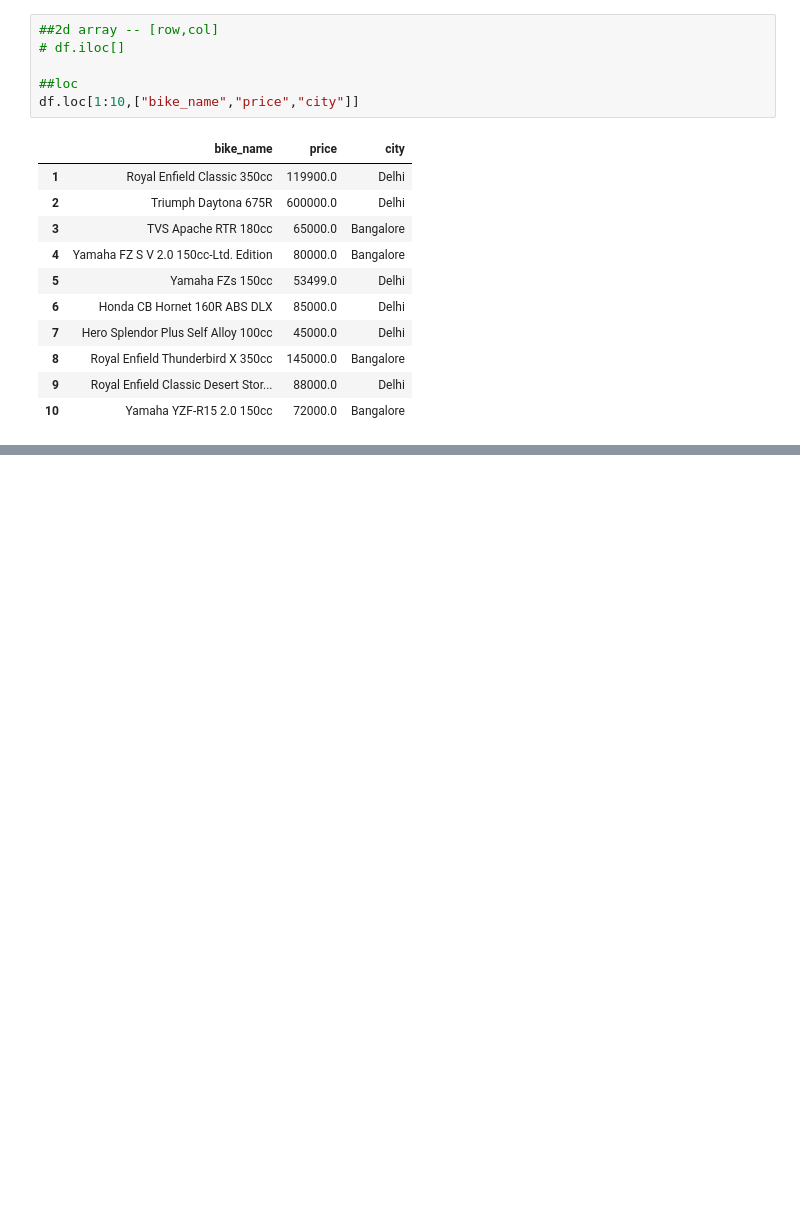
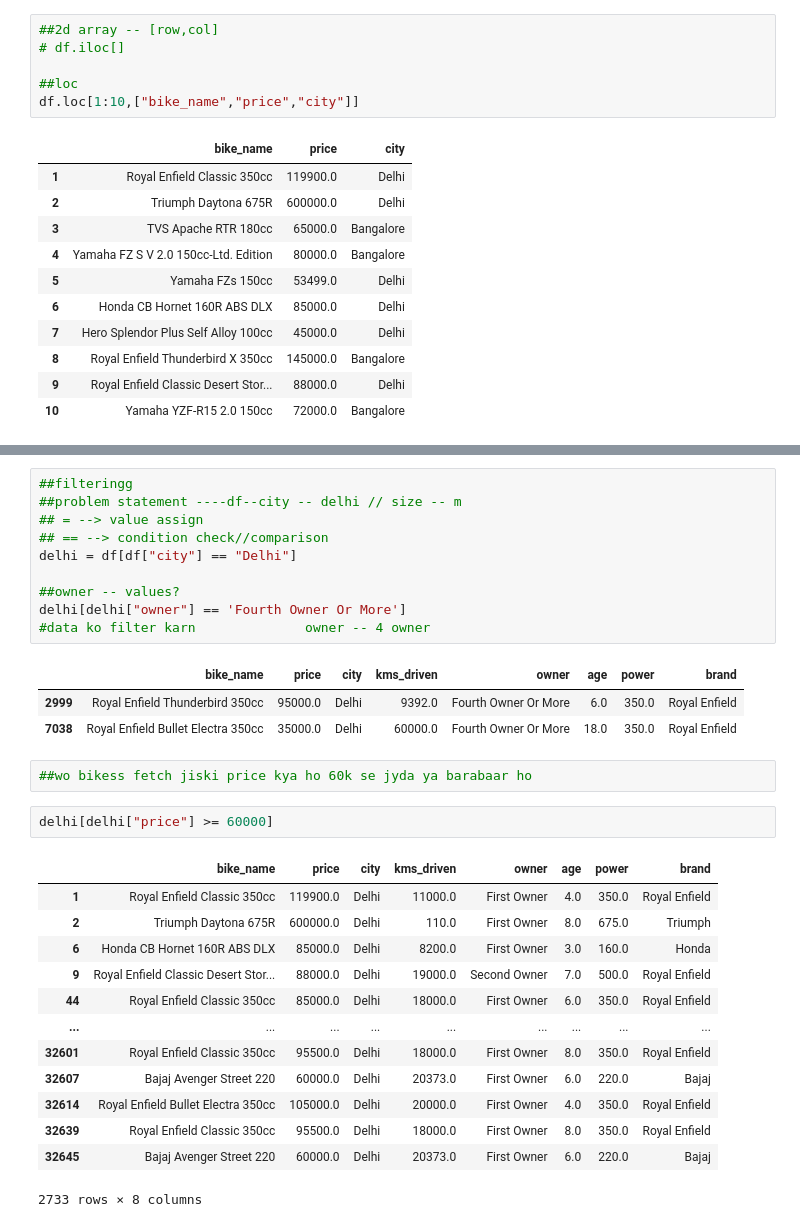
Before and after one commit to jaikrishann/6-month-Data-Sci-Training, a Jupyter notebook: divya/LIB/pandas.ipynb, the cells around one changed output, grey strips where cells are left out. Drawn from its saved outputs; the diff is of its cells as text; blank space fills up the shorter version.

```diff
--- a/divya/LIB/pandas.ipynb
+++ b/divya/LIB/pandas.ipynb
@@ -128,0 +212,32 @@ df.loc[1:10,["bike_name","price","city"]]
+# %%
+##filteringg
+##problem statement ----df--city -- delhi // size -- m
+## = --> value assign
+## == --> condition check//comparison
+delhi = df[df["city"] == "Delhi"]
+
+##owner -- values?
+delhi[delhi["owner"] == 'Fourth Owner Or More']
+#data ko filter karn              owner -- 4 owner
+# %% [output]
+|  | bike_name | price | city | kms_driven | owner | age | power | brand |
+| 2999 | Royal Enfield Thunderbird 350cc | 95000.0 | Delhi | 9392.0 | Fourth Owner Or More | 6.0 | 350.0 | Royal Enfield |
+| 7038 | Royal Enfield Bullet Electra 350cc | 35000.0 | Delhi | 60000.0 | Fourth Owner Or More | 18.0 | 350.0 | Royal Enfield |
+# %%
+##wo bikess fetch jiski price kya ho 60k se jyda ya barabaar ho
+# %%
+delhi[delhi["price"] >= 60000]
+# %% [output]
+|  | bike_name | price | city | kms_driven | owner | age | power | brand |
+| 1 | Royal Enfield Classic 350cc | 119900.0 | Delhi | 11000.0 | First Owner | 4.0 | 350.0 | Royal Enfield |
+| 2 | Triumph Daytona 675R | 600000.0 | Delhi | 110.0 | First Owner | 8.0 | 675.0 | Triumph |
+| 6 | Honda CB Hornet 160R ABS DLX | 85000.0 | Delhi | 8200.0 | First Owner | 3.0 | 160.0 | Honda |
+| 9 | Royal Enfield Classic Desert Stor... | 88000.0 | Delhi | 19000.0 | Second Owner | 7.0 | 500.0 | Royal Enfield |
+| 44 | Royal Enfield Classic 350cc | 85000.0 | Delhi | 18000.0 | First Owner | 6.0 | 350.0 | Royal Enfield |
+| ... | ... | ... | ... | ... | ... | ... | ... | ... |
+| 32601 | Royal Enfield Classic 350cc | 95500.0 | Delhi | 18000.0 | First Owner | 8.0 | 350.0 | Royal Enfield |
+| 32607 | Bajaj Avenger Street 220 | 60000.0 | Delhi | 20373.0 | First Owner | 6.0 | 220.0 | Bajaj |
+| 32614 | Royal Enfield Bullet Electra 350cc | 105000.0 | Delhi | 20000.0 | First Owner | 4.0 | 350.0 | Royal Enfield |
+| 32639 | Royal Enfield Classic 350cc | 95500.0 | Delhi | 18000.0 | First Owner | 8.0 | 350.0 | Royal Enfield |
+| 32645 | Bajaj Avenger Street 220 | 60000.0 | Delhi | 20373.0 | First Owner | 6.0 | 220.0 | Bajaj |
+2733 rows × 8 columns
```
Also changed, not shown: parts of 8 cells of this notebook.
